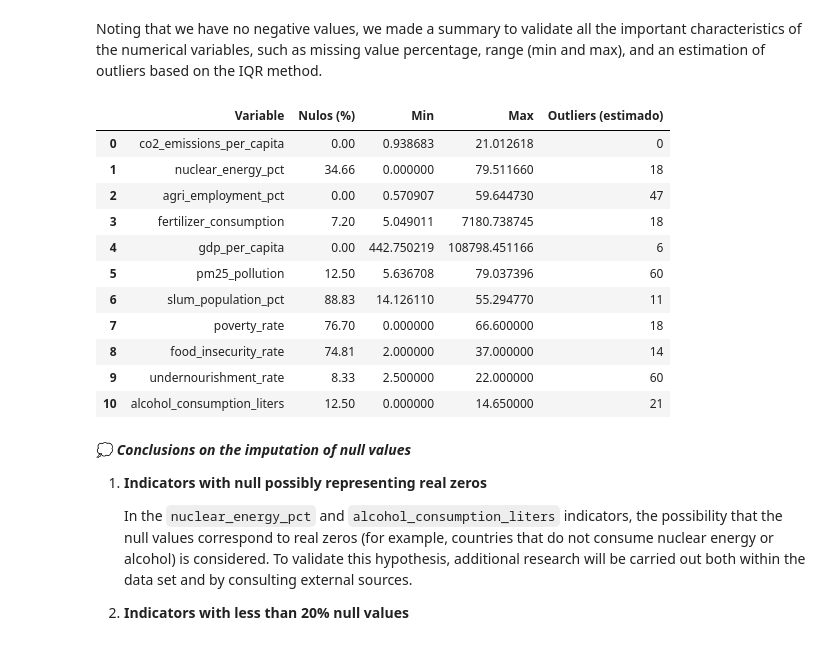
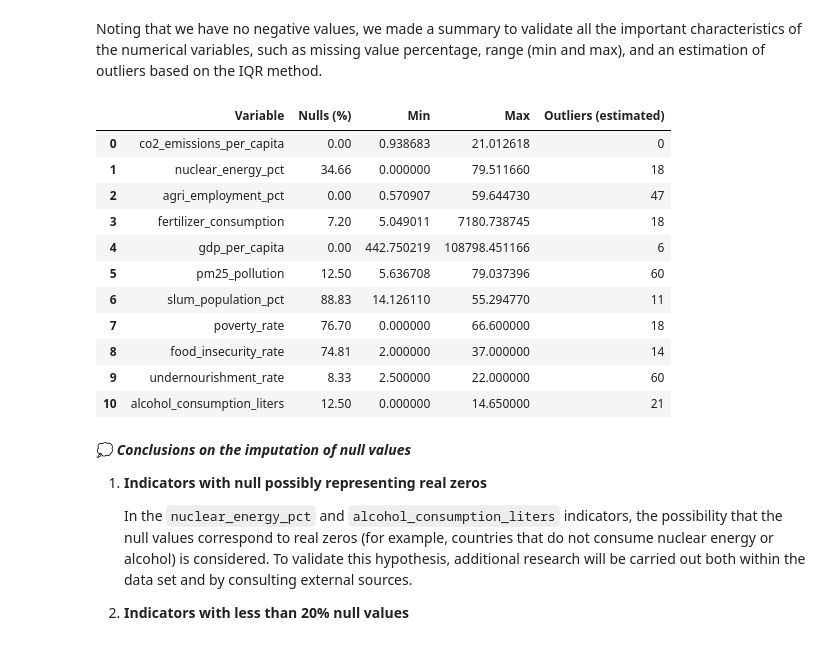
Before and after one commit to valentinabc19/Leukemia-Cancer-Risk-ETL, a Jupyter notebook: api/001_api_eda.ipynb, the cells around one changed output. Drawn from its saved outputs; the diff is of its cells as text; code cells hidden in the pictures.

```diff
--- a/api/001_api_eda.ipynb
+++ b/api/001_api_eda.ipynb
@@ -487,17 +487,17 @@ Noting that we have no negative values, we made a summary to validate all the im
 # %%
 summary = pd.DataFrame({
     'Variable': num_cols,
-    'Nulos (%)': [round(df[col].isnull().mean()*100, 2) for col in num_cols],
+    'Nulls (%)': [round(df[col].isnull().mean()*100, 2) for col in num_cols],
     'Min': [df[col].min() for col in num_cols],
     'Max': [df[col].max() for col in num_cols],
-    'Outliers (estimado)': [((df[col] > df[col].quantile(0.75) + 1.5 * (df[col].quantile(0.75) - df[col].quantile(0.25))) |
+    'Outliers (estimated)': [((df[col] > df[col].quantile(0.75) + 1.5 * (df[col].quantile(0.75) - df[col].quantile(0.25))) |
                               (df[col] < df[col].quantile(0.25) - 1.5 * (df[col].quantile(0.75) - df[col].quantile(0.25)))).sum()
                              for col in num_cols]
 })
 
 summary
 # %% [output]
-|  | Variable | Nulos (%) | Min | Max | Outliers (estimado) |
+|  | Variable | Nulls (%) | Min | Max | Outliers (estimated) |
 | 0 | co2_emissions_per_capita | 0.00 | 0.938683 | 21.012618 | 0 |
 | 1 | nuclear_energy_pct | 34.66 | 0.000000 | 79.511660 | 18 |
 | 2 | agri_employment_pct | 0.00 | 0.570907 | 59.644730 | 47 |
```
Also changed, not shown: parts of 4 cells of this notebook, 8 other files.
